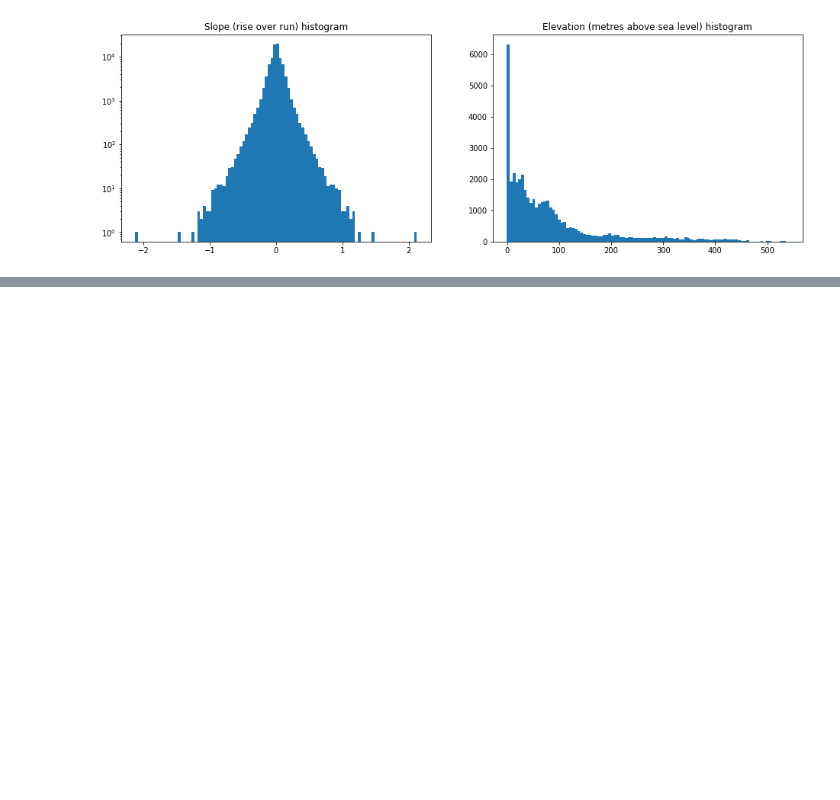
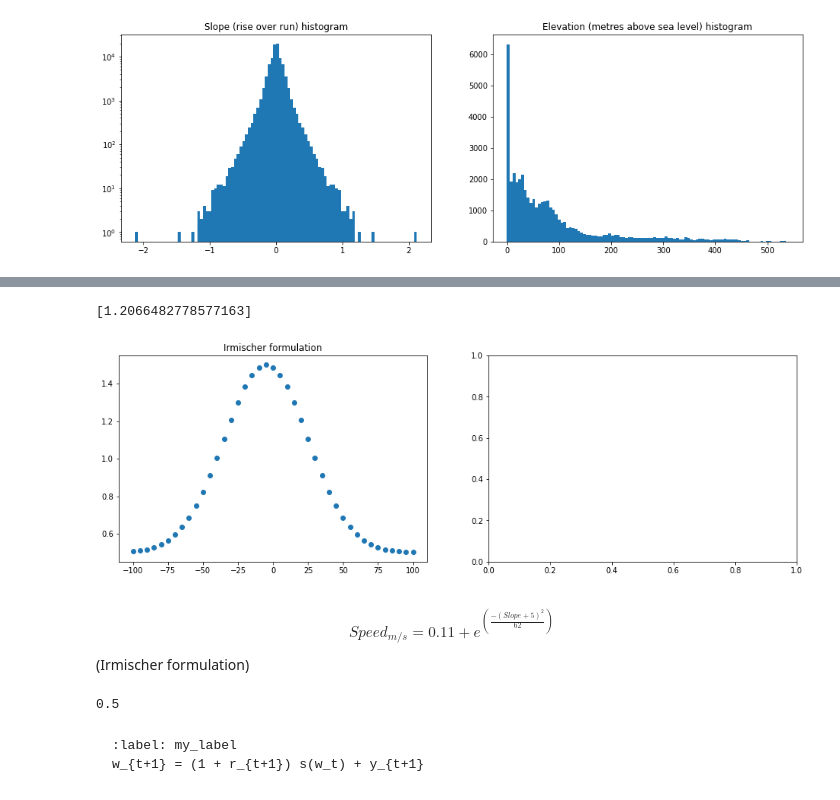
Before and after one commit to alaw005/osmnx-catchments, a Jupyter notebook: notebooks/Porirua_spatial_analysis_with_slope.ipynb, the cells around one changed output, grey strips where cells are left out. Drawn from its saved outputs; the diff is of its cells as text; code cells hidden in the pictures; blank space fills up the shorter version.

Commit message:
Add gradient adjustment formula

````diff
--- a/notebooks/Porirua_spatial_analysis_with_slope.ipynb
+++ b/notebooks/Porirua_spatial_analysis_with_slope.ipynb
@@ -98,2 +100,13 @@ _ = ax2.set_title('Elevation (metres above sea level) histogram')
 # %%
-walk.nodes.loc[[170503846,6095246412]]
+y1 = walk.nodes.loc[170503846,'elevation']
+y2 = walk.nodes.loc[6095246412,'elevation']
+run, grade = walk.edges.loc[(170503846, 6095246412, 0), ('length', 'grade')]
+
+import math
+# calc gradient from points to check result
+calc_grade = round((p2-p1)/l1, 3)
+
+# convert to degrees
+calc_deg = math.degrees(math.atan(calc_grade))
+
+assert grade == calc_grade
@@ -123,0 +171,57 @@ walk.edges.loc[[170503846,6095246412]]
+# %%
+def speed(gradients, standard_speed=1.11):
+    """
+    Return speed based on slope (rise over run)
+
+    Uses formulation and parameter values from [Irmischer, I., & Clarke, K. (2018).
+    Measuring and modeling the speed of human navigation. CARTOGRAPHY AND
+    GEOGRAPHIC INFORMATION SCIENCE, 45(2), 177-186]
+    (http://dx.doi.org/10.1080/15230406.2017.1292150).
+
+    Parameters
+    ----------
+    gradients : list or series
+        list or series of gradients, as a percentage i.e. rise over run.
+    standard_speed : decimal
+        standard walk speed that will be adjusted by gradient, default 4.8km/h.
+
+    Returns
+    -------
+    speed : List of decimal
+        list of speeds adjusted by slope
+
+    """
+
+    slope = [slope] if type(slope) == int else slope
+
+    s = [(standard_speed - 1) + math.exp(-(s + 5)**2 / (2 * 30**2)) for s in slope]
+
+    return s
+
+s = range(-100,105,5)
+v = speed(s, standard_speed=1.5)
+
+import matplotlib.pyplot as plt
+
+fig, (ax1, ax2) = plt.subplots(1, 2, figsize=(16, 5))
+
+_ = ax1.scatter(x=s, y=v)
+_ = ax1.set_title('Irmischer formulation')
+
+speed(20, standard_speed=1.5)
+# %% [output]
+[1.2066482778577163]
+[figure, added]
+# %% [markdown]
+$$
+  Speed_{m/s} = 0.11 + e^\left(\frac{-(Slope + 5)^2}{62}\right)
+$$ (Irmischer formulation)
+# %%
+5/10
+# %% [output]
+0.5
+# %% [markdown]
+```{math}
+:label: my_label
+w_{t+1} = (1 + r_{t+1}) s(w_t) + y_{t+1}
+```
````
Also changed, not shown: parts of 8 cells of this notebook, 3 other files.
